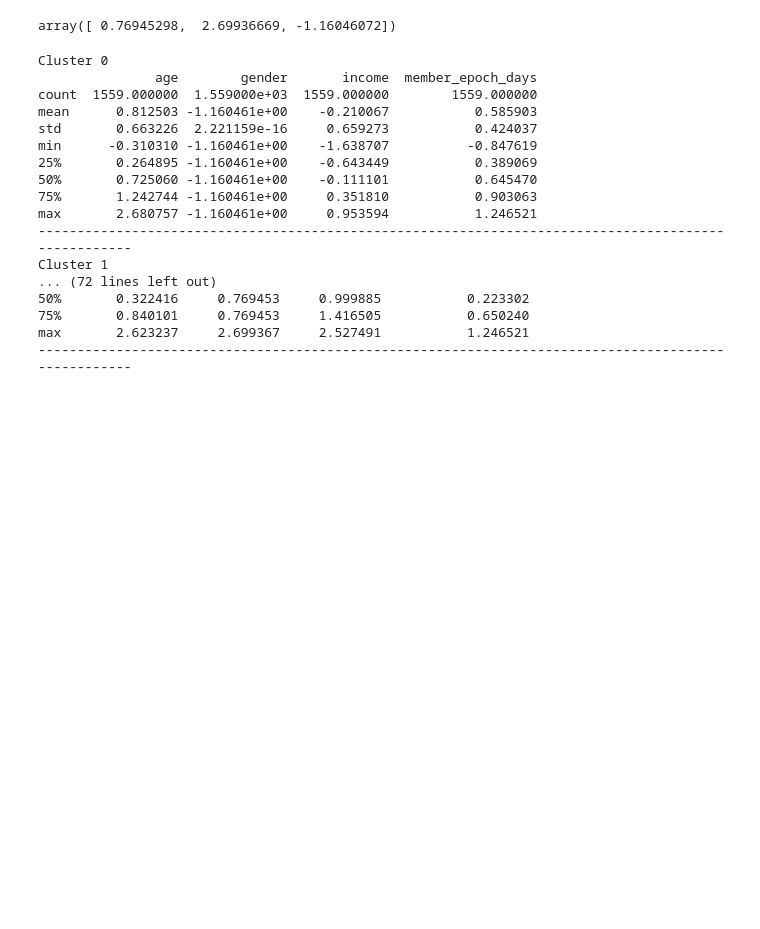
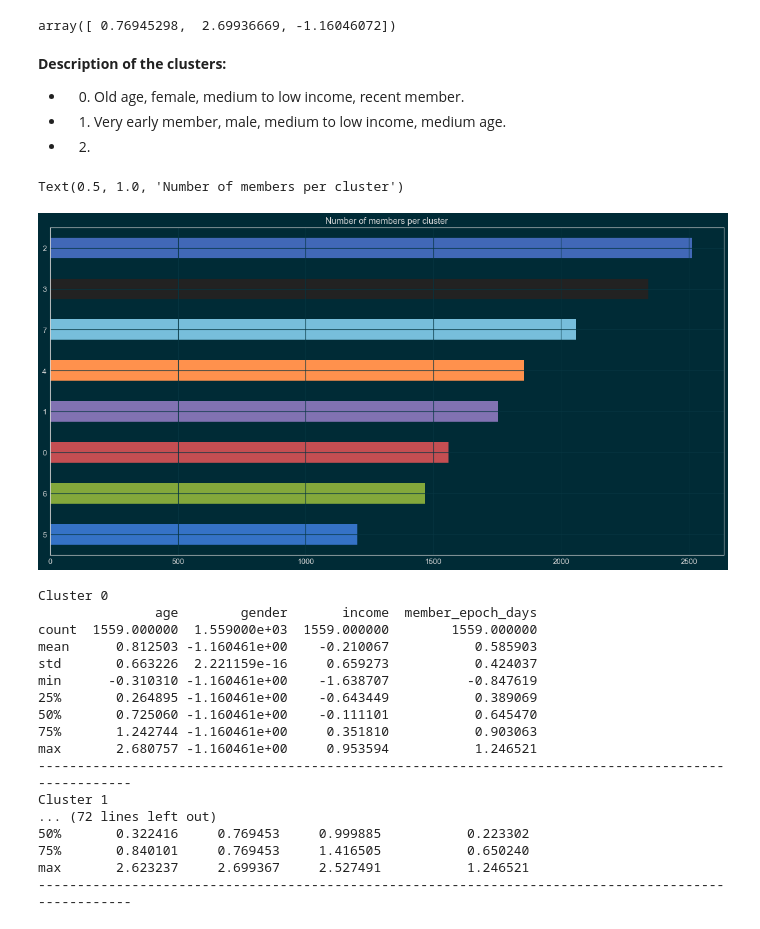
Before and after one commit to mtasende/starbucks-advertising, a Jupyter notebook: notebooks/scratchpad/005-mt-clustering.ipynb, the cells around one changed output. Drawn from its saved outputs; the diff is of its cells as text; code cells hidden in the pictures; blank space fills up the shorter version.

```diff
--- a/notebooks/scratchpad/005-mt-clustering.ipynb
+++ b/notebooks/scratchpad/005-mt-clustering.ipynb
@@ -307,6 +312,18 @@ sns.heatmap(X_s_train.groupby(cluster_labels).mean())
 X_s_train.gender.unique()
 # %% [output]
 array([ 0.76945298,  2.69936669, -1.16046072])
+# %% [markdown]
+**Description of the clusters:**
+
+ - 0) Old age, female, medium to low income, recent member.
+ - 1) Very early member, male, medium to low income, medium age.
+ - 2)
+# %%
+X_s_train.groupby(cluster_labels).count().age.sort_values().plot(kind='barh')
+plt.title('Number of members per cluster')
+# %% [output]
+Text(0.5, 1.0, 'Number of members per cluster')
+[figure, added]
 # %%
 for label in range(n_clusters):
     X_clust = X_s_train[cluster_labels == label]
```
Also changed, not shown: parts of 1 cell of this notebook.
